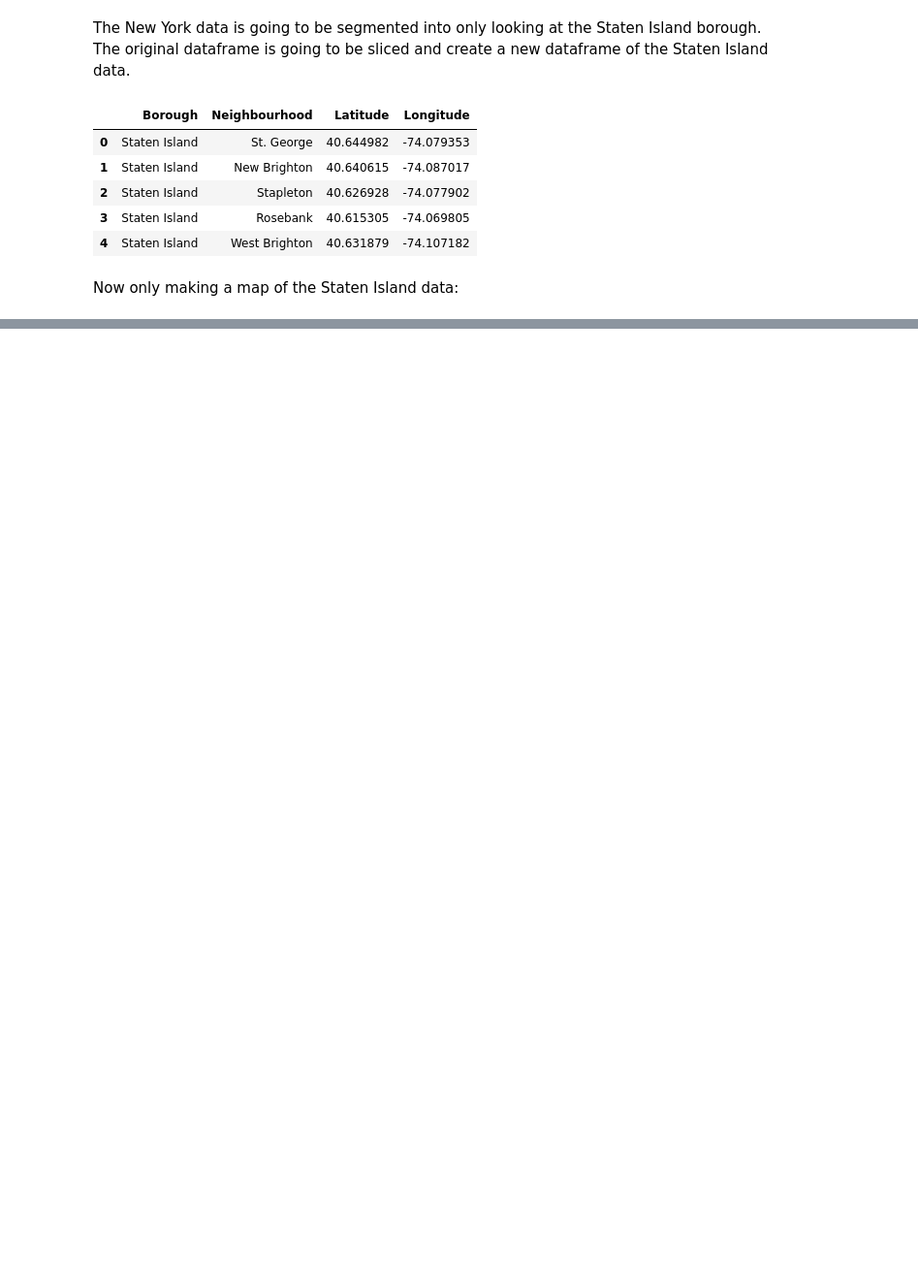
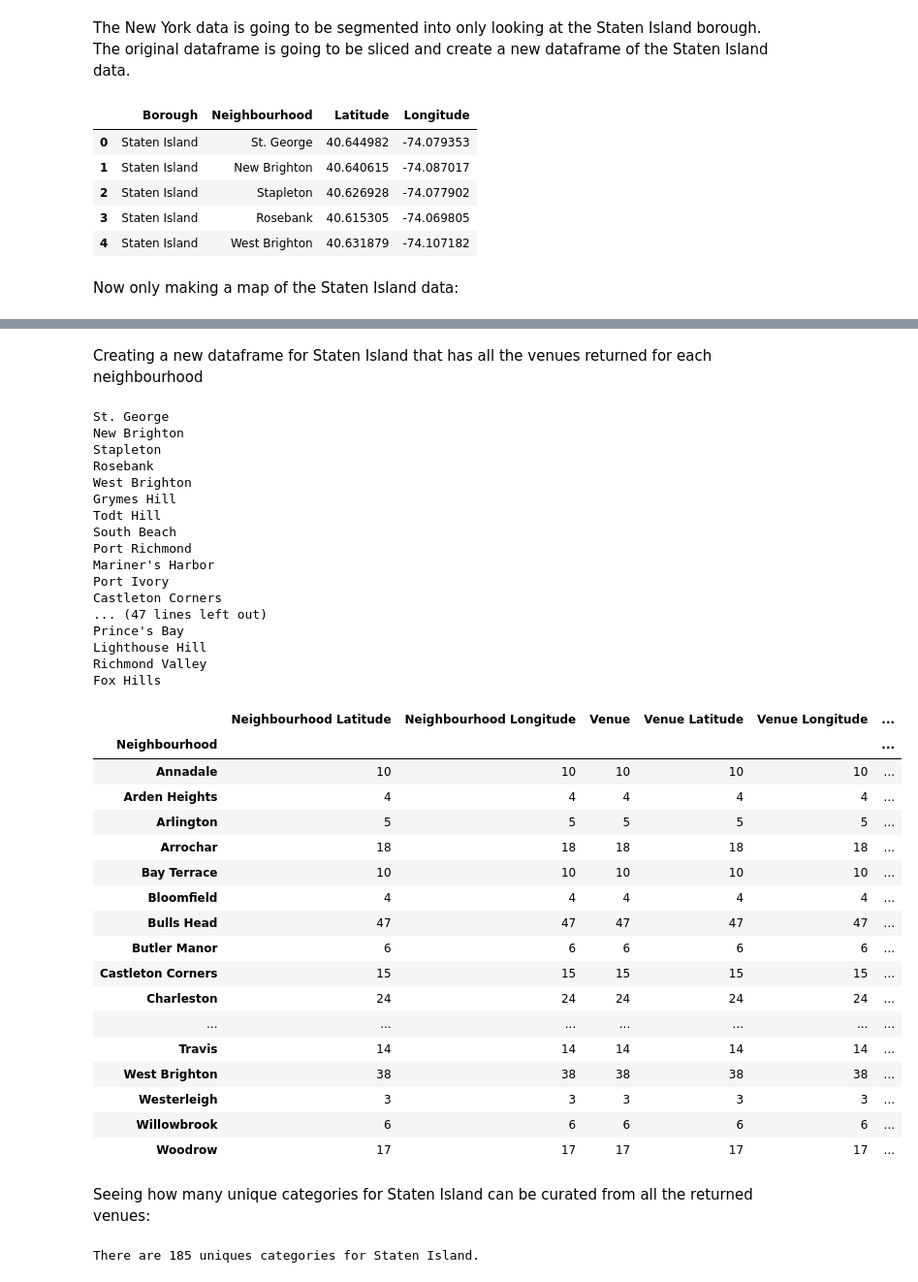
Before and after one commit to caitydows/coursera-capstone, a Jupyter notebook: Battle of the Neighbourhoods (Week 2).ipynb, the cells around one changed output, grey strips where cells are left out. Shown at 97% size. Cells and saved outputs as stored; diff of their text form; code cells hidden in the pictures; blank space fills up the shorter version.

```diff
--- a/Battle of the Neighbourhoods (Week 2).ipynb
+++ b/Battle of the Neighbourhoods (Week 2).ipynb
@@ -346,0 +444,50 @@ map_staten
+# %% [markdown]
+Creating a new dataframe for Staten Island that has all the venues returned for each neighbourhood
+# %%
+staten_venues = getNearbyVenues(names=df_staten['Neighbourhood'],
+                                   latitudes=df_staten['Latitude'],
+                                   longitudes=df_staten['Longitude']
+                                  )
+staten_venues.groupby('Neighbourhood').count()
+# %% [output]
+St. George
+New Brighton
+Stapleton
+Rosebank
+West Brighton
+Grymes Hill
+Todt Hill
+South Beach
+Port Richmond
+Mariner's Harbor
+Port Ivory
+Castleton Corners
+... (47 lines left out)
+Prince's Bay
+Lighthouse Hill
+Richmond Valley
+Fox Hills
+|  | Neighbourhood Latitude | Neighbourhood Longitude | Venue | Venue Latitude | Venue Longitude | ... |
+| Neighbourhood |  |  |  |  |  | ... |
+| Annadale | 10 | 10 | 10 | 10 | 10 | ... |
+| Arden Heights | 4 | 4 | 4 | 4 | 4 | ... |
+| Arlington | 5 | 5 | 5 | 5 | 5 | ... |
+| Arrochar | 18 | 18 | 18 | 18 | 18 | ... |
+| Bay Terrace | 10 | 10 | 10 | 10 | 10 | ... |
+| Bloomfield | 4 | 4 | 4 | 4 | 4 | ... |
+| Bulls Head | 47 | 47 | 47 | 47 | 47 | ... |
+| Butler Manor | 6 | 6 | 6 | 6 | 6 | ... |
+| Castleton Corners | 15 | 15 | 15 | 15 | 15 | ... |
+| Charleston | 24 | 24 | 24 | 24 | 24 | ... |
+| ... | ... | ... | ... | ... | ... | ... |
+| Travis | 14 | 14 | 14 | 14 | 14 | ... |
+| West Brighton | 38 | 38 | 38 | 38 | 38 | ... |
+| Westerleigh | 3 | 3 | 3 | 3 | 3 | ... |
+| Willowbrook | 6 | 6 | 6 | 6 | 6 | ... |
+| Woodrow | 17 | 17 | 17 | 17 | 17 | ... |
+# %% [markdown]
+Seeing how many unique categories for Staten Island can be curated from all the returned venues:
+# %%
+print('There are {} uniques categories for Staten Island.'.format(len(staten_venues['Venue Category'].unique())))
+# %% [output]
+There are 185 uniques categories for Staten Island.
```
Also changed, not shown: parts of 35 cells of this notebook.
